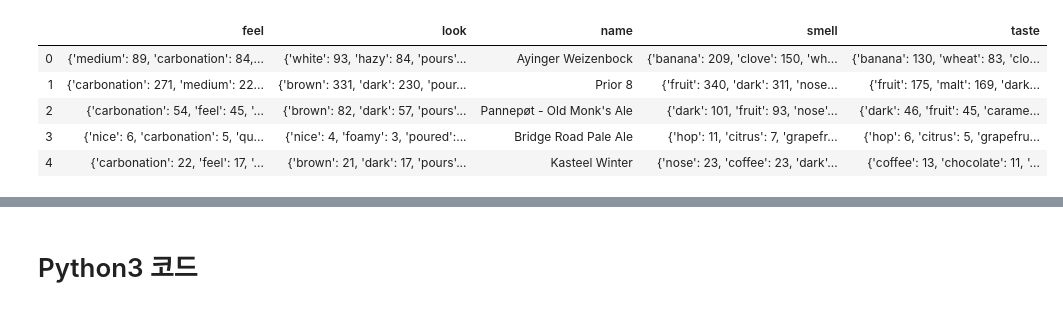
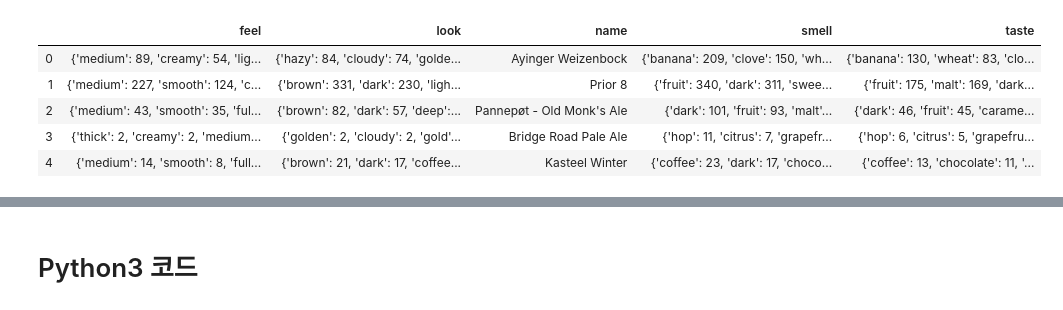
Before and after one commit to jhkang1517/multi-campus-beer-recommend, a Jupyter notebook: 맥주추천알고리즘.ipynb, the cells around one changed output, grey strips where cells are left out. Saved outputs shown, nothing was run; the diff lists cells and outputs as text; code cells hidden in the pictures.

```diff
--- a/맥주추천알고리즘.ipynb
+++ b/맥주추천알고리즘.ipynb
@@ -1,12 +1,12 @@
 # %%
 import pickle
-with open('name_features.pkl', 'rb') as f:
+with open('BeerVer5.pkl', 'rb') as f:
     data = pickle.load(f)
 data.head()
 # %% [output]
 |  | feel | look | name | smell | taste |
-| 0 | {'medium': 89, 'carbonation': 84,... | {'white': 93, 'hazy': 84, 'pours'... | Ayinger Weizenbock | {'banana': 209, 'clove': 150, 'wh... | {'banana': 130, 'wheat': 83, 'clo... |
-| 1 | {'carbonation': 271, 'medium': 22... | {'brown': 331, 'dark': 230, 'pour... | Prior 8 | {'fruit': 340, 'dark': 311, 'nose... | {'fruit': 175, 'malt': 169, 'dark... |
-| 2 | {'carbonation': 54, 'feel': 45, '... | {'brown': 82, 'dark': 57, 'pours'... | Pannepøt - Old Monk's Ale | {'dark': 101, 'fruit': 93, 'nose'... | {'dark': 46, 'fruit': 45, 'carame... |
-| 3 | {'nice': 6, 'carbonation': 5, 'qu... | {'nice': 4, 'foamy': 3, 'poured':... | Bridge Road Pale Ale | {'hop': 11, 'citrus': 7, 'grapefr... | {'hop': 6, 'citrus': 5, 'grapefru... |
-| 4 | {'carbonation': 22, 'feel': 17, '... | {'brown': 21, 'dark': 17, 'pours'... | Kasteel Winter | {'nose': 23, 'coffee': 23, 'dark'... | {'coffee': 13, 'chocolate': 11, '... |
+| 0 | {'medium': 89, 'creamy': 54, 'lig... | {'hazy': 84, 'cloudy': 74, 'golde... | Ayinger Weizenbock | {'banana': 209, 'clove': 150, 'wh... | {'banana': 130, 'wheat': 83, 'clo... |
+| 1 | {'medium': 227, 'smooth': 124, 'c... | {'brown': 331, 'dark': 230, 'ligh... | Prior 8 | {'fruit': 340, 'dark': 311, 'swee... | {'fruit': 175, 'malt': 169, 'dark... |
+| 2 | {'medium': 43, 'smooth': 35, 'ful... | {'brown': 82, 'dark': 57, 'deep':... | Pannepøt - Old Monk's Ale | {'dark': 101, 'fruit': 93, 'malt'... | {'dark': 46, 'fruit': 45, 'carame... |
+| 3 | {'thick': 2, 'creamy': 2, 'medium... | {'golden': 2, 'cloudy': 2, 'gold'... | Bridge Road Pale Ale | {'hop': 11, 'citrus': 7, 'grapefr... | {'hop': 6, 'citrus': 5, 'grapefru... |
+| 4 | {'medium': 14, 'smooth': 8, 'full... | {'brown': 21, 'dark': 17, 'coffee... | Kasteel Winter | {'coffee': 23, 'dark': 17, 'choco... | {'coffee': 13, 'chocolate': 11, '... |
```
Also changed, not shown: parts of 16 cells of this notebook.
